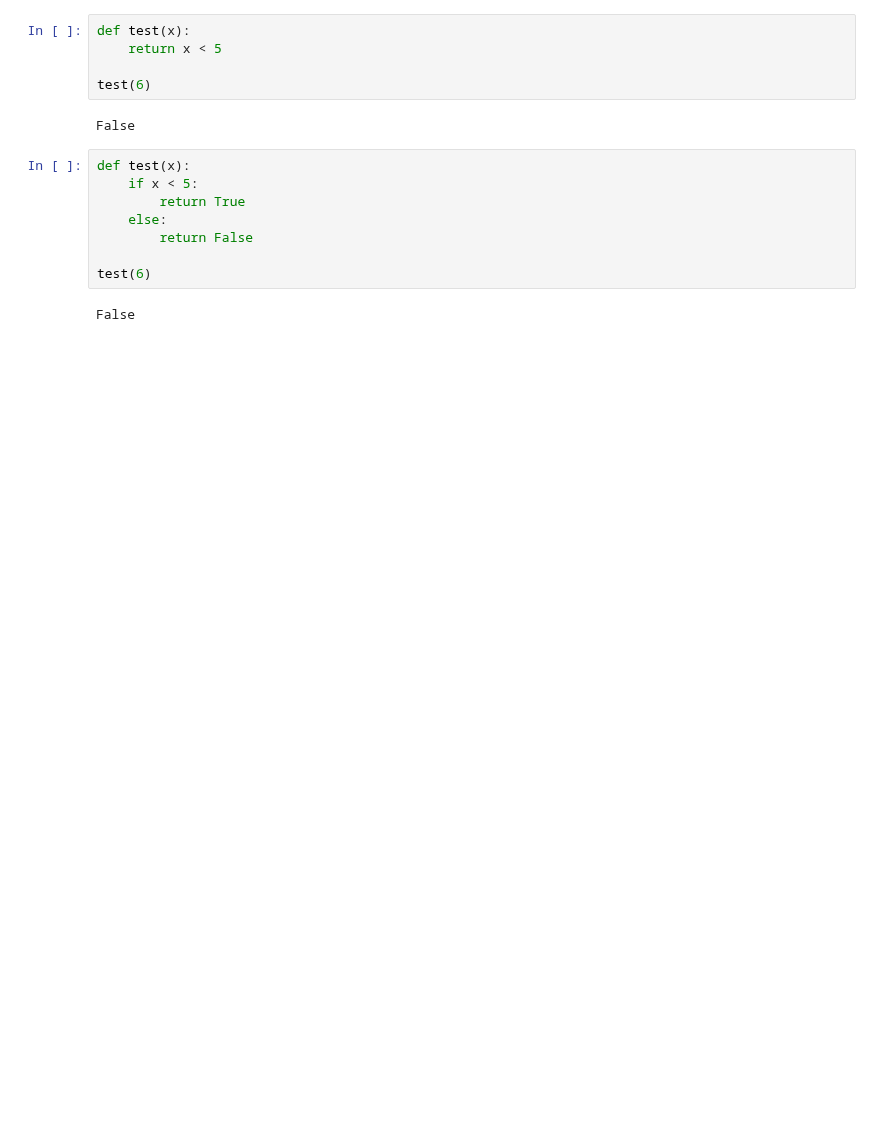
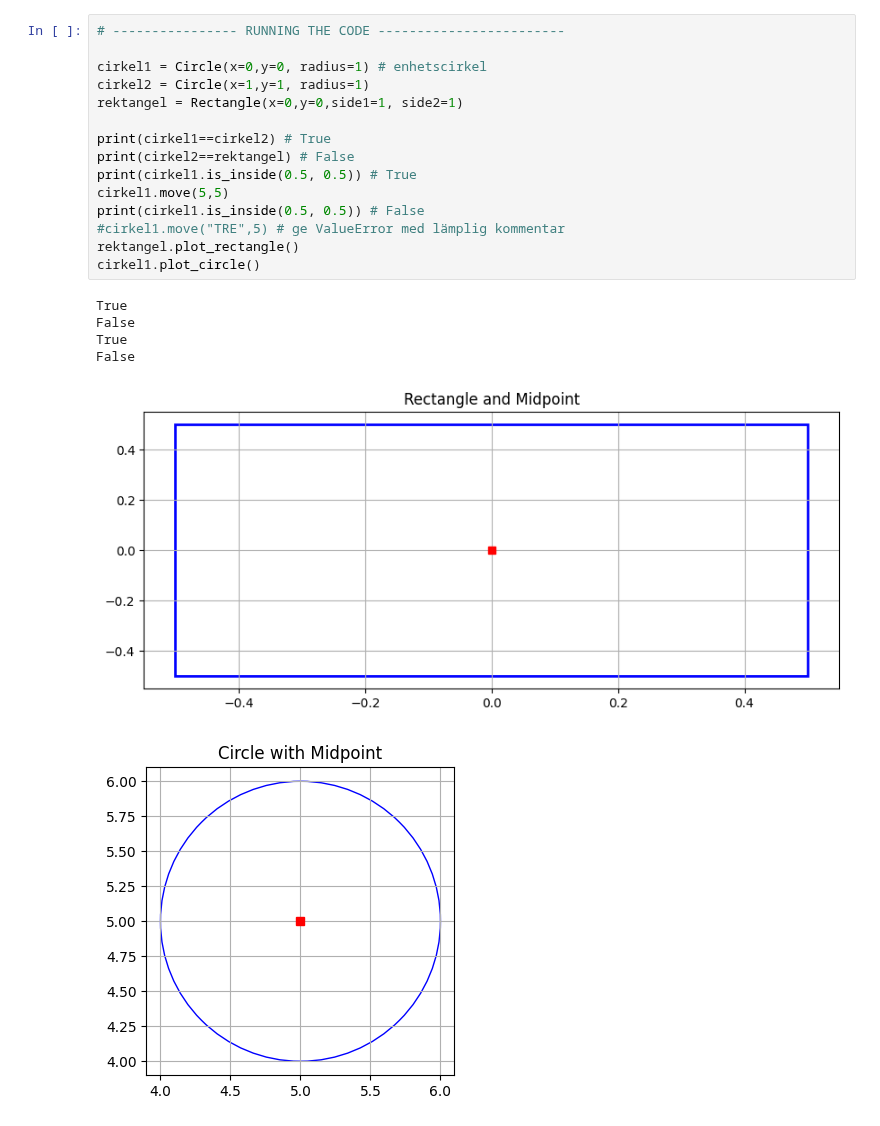
Before and after one commit to smlatic/Python-Edin-Smlatic, a Jupyter notebook: labs/Lab3/lab3.ipynb, the cells around one changed output. Drawn from its saved outputs; the diff is of its cells as text; blank space fills up the shorter version.

Commit message:
Added plots to lab 3

```diff
--- a/labs/Lab3/lab3.ipynb
+++ b/labs/Lab3/lab3.ipynb
@@ -184,17 +204,22 @@ TypeError: Only integer or float allowed, <class 'str'> is invalid.
-# %%
-def test(x):
-    return x < 5
-
-test(6)
-# %% [output]
-False
-# %%
-def test(x):
-    if x < 5:
-        return True
-    else:
-        return False
-
-test(6)
-# %% [output]
-False
+# %%
+# ---------------- RUNNING THE CODE ------------------------
+
+cirkel1 = Circle(x=0,y=0, radius=1) # enhetscirkel
+cirkel2 = Circle(x=1,y=1, radius=1)
+rektangel = Rectangle(x=0,y=0,side1=1, side2=1)
+
+print(cirkel1==cirkel2) # True
+print(cirkel2==rektangel) # False
+print(cirkel1.is_inside(0.5, 0.5)) # True
+cirkel1.move(5,5)
+print(cirkel1.is_inside(0.5, 0.5)) # False
+#cirkel1.move("TRE",5) # ge ValueError med lämplig kommentar
+rektangel.plot_rectangle()
+cirkel1.plot_circle()
+# %% [output]
+True
+False
+True
+False
+[figure, added]
+[figure, added]
```
Also changed, not shown: parts of 1 cell of this notebook.
